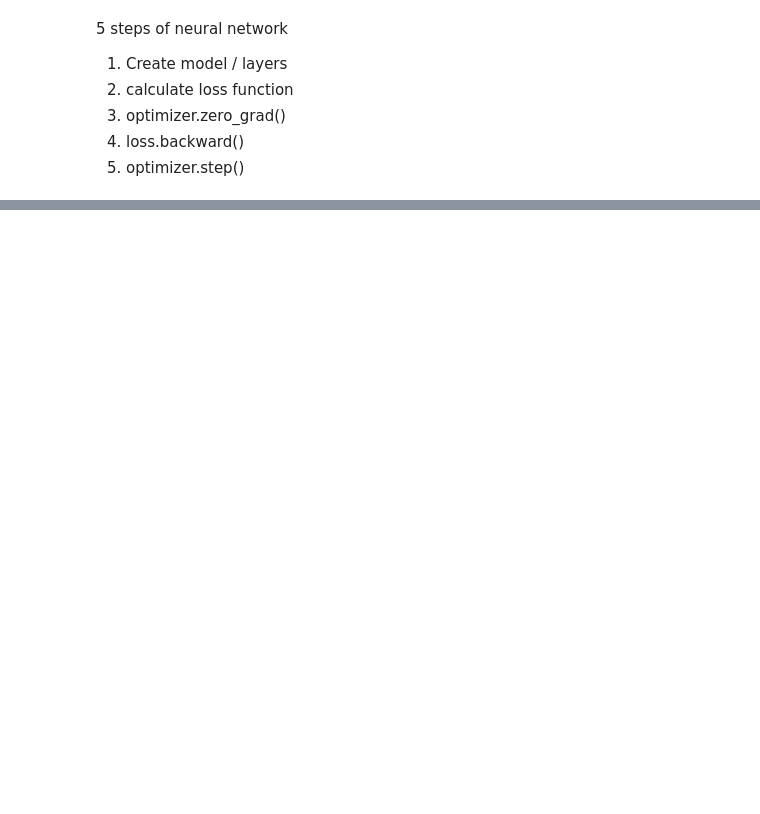
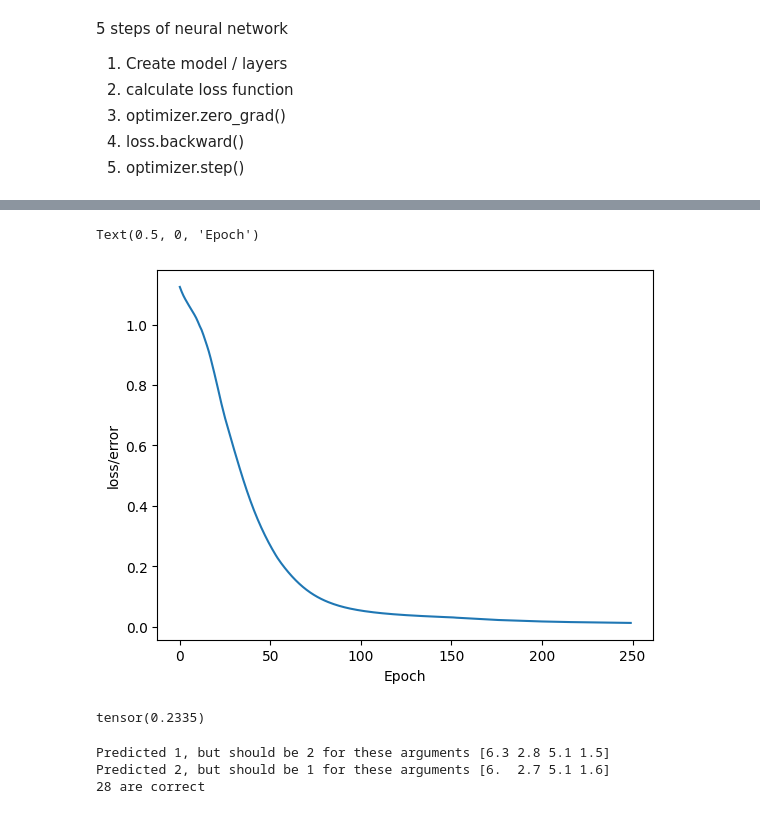
Before and after one commit to TheEagleboy/Machine-Learning, a Jupyter notebook: DLM.ipynb, the cells around one changed output, grey strips where cells are left out. Cells and saved outputs as stored; diff of their text form; code cells hidden in the pictures; blank space fills up the shorter version.

```diff
--- a/DLM.ipynb
+++ b/DLM.ipynb
@@ -412,0 +463,5 @@ Epch 90, Loss = 1.6790125062851602e-12
+# %%
+from sklearn.model_selection import train_test_split
+
+X_train, X_test, y_train, y_test = train_test_split(X, y, test_size=0.2, random_state= 41)
+X_train[:3]
@@ -412,0 +472,30 @@ Epch 90, Loss = 1.6790125062851602e-12
+# %%
+X_train = torch.FloatTensor(X_train)
+X_test = torch.FloatTensor(X_test)
+y_train = torch.LongTensor(y_train)
+y_test = torch.LongTensor(y_test)
+# %%
+#measure error
+criterion = nn.CrossEntropyLoss()
+#choose Adam optimizer
+lr = 0.01
+optimizer = optim.Adam(model.parameters(), lr= lr)
+# %%
+#training model
+epochs = 250
+losses = []
+
+for epoch in range(epochs):
+    y_pred = model.forward(X_train)
+
+    loss = criterion(y_pred, y_train)
+    losses.append(loss.detach().numpy())
+
+    #print every 10 epochs
+    if epoch % 10 == 0:
+        print(f"Epoch: {epoch} and loss: {loss}")
+
+    #back propagation
+    optimizer.zero_grad()
+    loss.backward()
+    optimizer.step()
@@ -412,0 +520,36 @@ Epch 90, Loss = 1.6790125062851602e-12
+# %%
+plt.plot(range(epochs), losses)
+plt.ylabel("loss/error")
+plt.xlabel('Epoch')
+# %% [output]
+Text(0.5, 0, 'Epoch')
+[figure, added]
+# %%
+with torch.no_grad(): # turns off back propagation
+    y_eval = model.forward(X_test) #X_test, y_eval are predictions
+    loss = criterion(y_eval, y_test)
+    print(loss)
+
+    #loss of test set is p.1315 when the training set is .065. Very different
+# %% [output]
+tensor(0.2335)
+# %%
+correct = 0
+with torch.no_grad():
+    for i, data in enumerate(X_test):
+        y_val = model.forward(data)
+
+        #print(f"{i+1}.) {str(y_val)} \t {y_test[i]}")
+
+        # correct or not
+        if y_val.argmax().item() == y_test[i]:
+            #print("correct")
+            correct +=1
+        else:
+            print(f"Predicted {y_val.argmax().item()}, but should be {y_test[i]} for these arguments {X_test[i].numpy()}")
+
+print(f"{correct} are correct")
+# %% [output]
+Predicted 1, but should be 2 for these arguments [6.3 2.8 5.1 1.5]
+Predicted 2, but should be 1 for these arguments [6.  2.7 5.1 1.6]
+28 are correct
```
Also changed, not shown: parts of 17 cells of this notebook, 1 other file.
